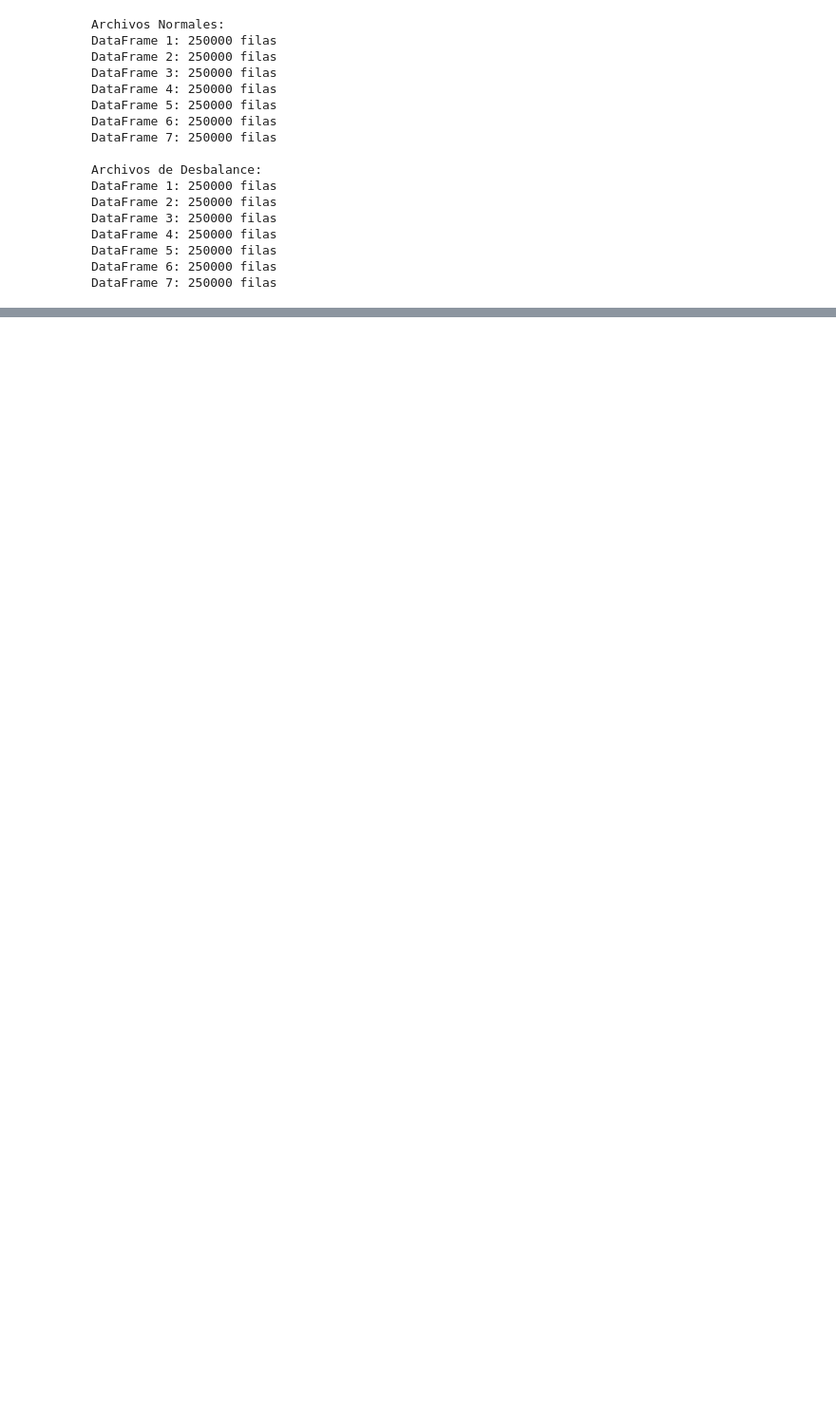
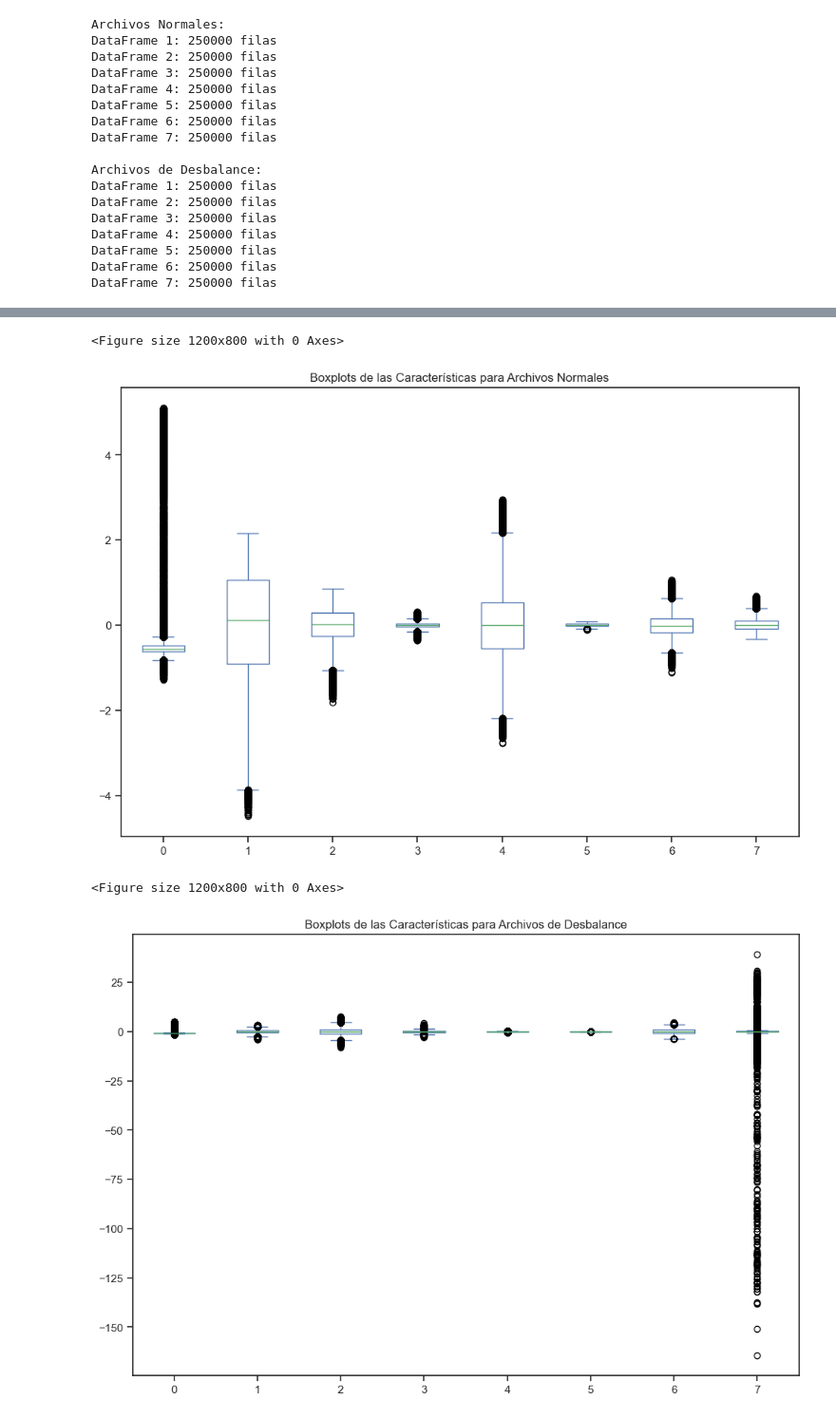
Before and after one commit to darioverdun/PROYECTO-DETECCI-N-DE-FALLA, a Jupyter notebook: notebooks/Detección_de_Falla_.ipynb, the cells around one changed output, grey strips where cells are left out. Shown at 95% size. Saved outputs shown, nothing was run; the diff lists cells and outputs as text; code cells hidden in the pictures; blank space fills up the shorter version.

```diff
--- a/notebooks/Detección_de_Falla_.ipynb
+++ b/notebooks/Detección_de_Falla_.ipynb
@@ -139,0 +157,17 @@ DataFrame 7: 250000 filas
+# %%
+# Boxplots para archivos normales
+plt.figure(figsize=(12, 8))
+df_normales.plot(kind='box', figsize=(12, 8))
+plt.title('Boxplots de las Características para Archivos Normales')
+plt.show()
+
+# Boxplots para archivos de desbalance
+plt.figure(figsize=(12, 8))
+df_desbalances.plot(kind='box', figsize=(12, 8))
+plt.title('Boxplots de las Características para Archivos de Desbalance')
+plt.show()
+# %% [output]
+<Figure size 1200x800 with 0 Axes>
+[figure, added]
+<Figure size 1200x800 with 0 Axes>
+[figure, added]
```
Also changed, not shown: parts of 8 cells of this notebook.
